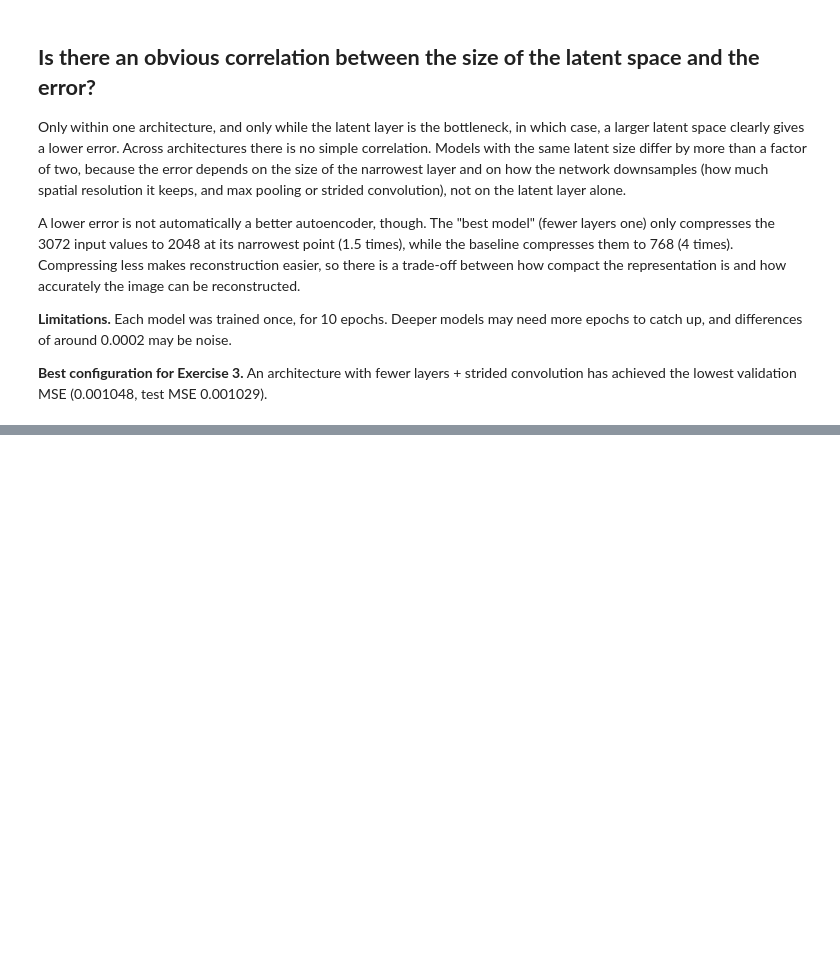
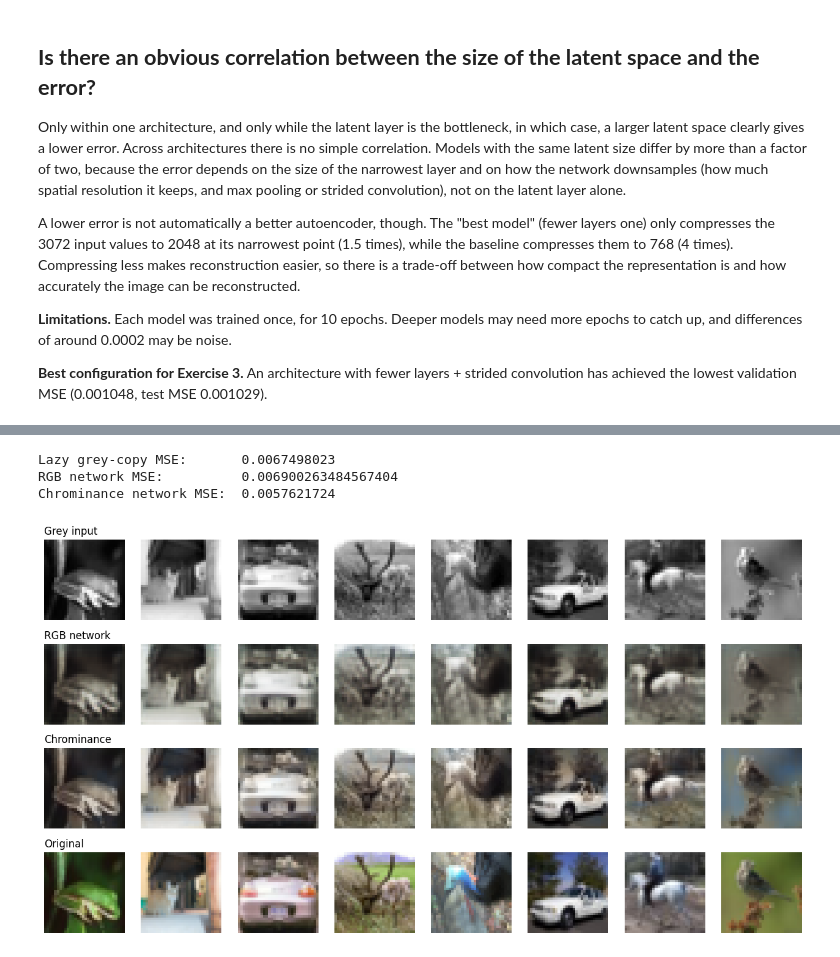
Before and after one commit to jeyjeyt/assignment-2-ACML, a Jupyter notebook: CAE.ipynb, the cells around one changed output, grey strips where cells are left out. Cells and saved outputs as stored; diff of their text form; code cells hidden in the pictures; blank space fills up the shorter version.

```diff
--- a/CAE.ipynb
+++ b/CAE.ipynb
@@ -508,0 +641,14 @@ A lower error is not automatically a better autoencoder, though. The "best model
+# %%
+import tensorflow as tf
+
+# Convert RGB -> YUV.  Y = brightness (same as our grey images), U and V = colour only
+yuv_train = tf.image.rgb_to_yuv(x_train).numpy()
+yuv_val   = tf.image.rgb_to_yuv(x_val).numpy()
+yuv_test  = tf.image.rgb_to_yuv(x_test).numpy()
+
+y_train, uv_train = yuv_train[..., :1], yuv_train[..., 1:]   # input: Y, target: U and V
+y_val,   uv_val   = yuv_val[..., :1],   yuv_val[..., 1:]
+y_test,  uv_test  = yuv_test[..., :1],  yuv_test[..., 1:]
+
+print("Brightness:", y_train.shape, " Colour:", uv_train.shape)
+print("Same as our grey images?", np.allclose(y_train, g_train, atol=1e-5))
@@ -508,0 +697,34 @@ A lower error is not automatically a better autoencoder, though. The "best model
+# %%
+pred_uv = uv_model.predict(y_test, verbose=0)
+pred_yuv = np.concatenate([y_test, pred_uv], axis=-1)              # real Y + predicted U, V
+pred_rgb = np.clip(tf.image.yuv_to_rgb(pred_yuv).numpy(), 0, 1)    # back to RGB, keep within 0..1
+
+uv_rgb_mse = np.mean((pred_rgb - x_test) ** 2)
+print("Lazy grey-copy MSE:      ", lazy_mse)
+print("RGB network MSE:         ", color_test_mse)
+print("Chrominance network MSE: ", uv_rgb_mse)
+# %% [output]
+Lazy grey-copy MSE:       0.0067498023
+RGB network MSE:          0.006900263484567404
+Chrominance network MSE:  0.0057621724
+# %%
+n = 8
+pred_rgb_net = color_model.predict(g_test[:n], verbose=0)
+
+rows = [
+    ("Grey input",  [g_test[i].squeeze() for i in range(n)], "gray"),
+    ("RGB network", [pred_rgb_net[i] for i in range(n)], None),
+    ("Chrominance", [pred_rgb[i] for i in range(n)], None),
+    ("Original",    [x_test[i] for i in range(n)], None),
+]
+
+plt.figure(figsize=(2 * n, 8.5))
+for r, (title, images, cmap) in enumerate(rows):
+    for i in range(n):
+        plt.subplot(len(rows), n, r * n + i + 1)
+        plt.imshow(images[i], cmap=cmap)
+        plt.axis("off")
+        if i == 0: plt.title(title, loc="left")
+plt.show()
+# %% [output]
+[figure, added]
```
Also changed, not shown: parts of 13 cells of this notebook, 1 other file.
